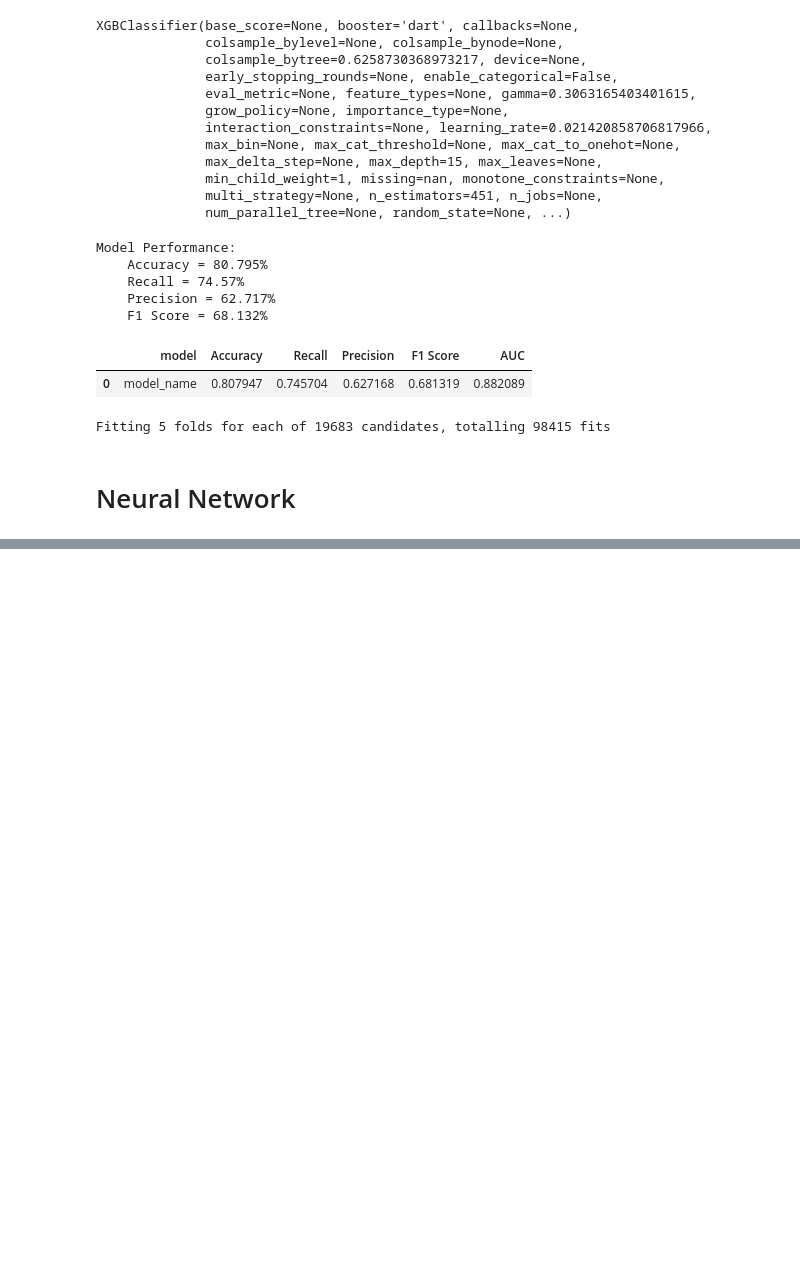
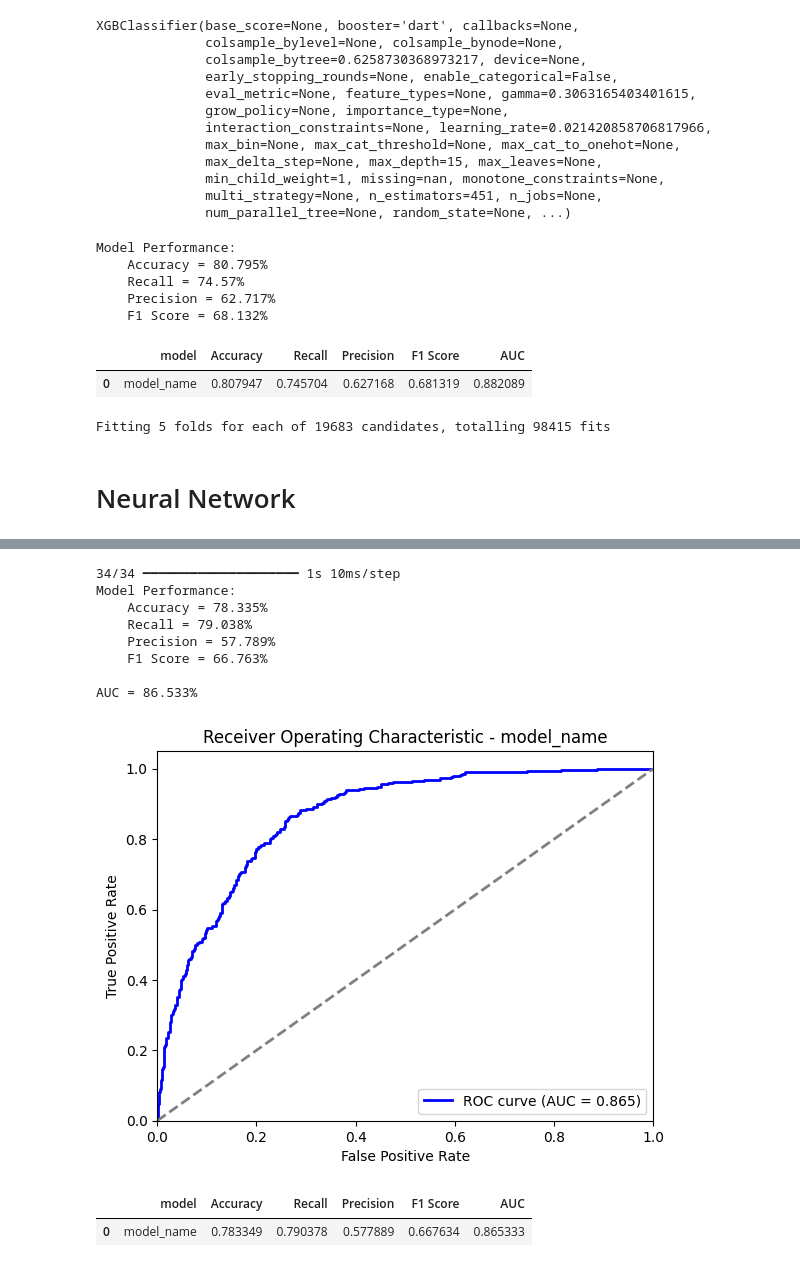
Before and after one commit to GrzegKrajewski/Masters_churn, a Jupyter notebook: code_masters_gk copy.ipynb, the cells around one changed output, grey strips where cells are left out. Saved outputs shown, nothing was run; the diff lists cells and outputs as text; code cells hidden in the pictures; blank space fills up the shorter version.

```diff
--- a/code_masters_gk copy.ipynb
+++ b/code_masters_gk copy.ipynb
@@ -1867,0 +1996,35 @@ Fitting 5 folds for each of 19683 candidates, totalling 98415 fits
+# %%
+model2 =Sequential([
+    # Input layer with 128 neurons, ReLU activation, and Batch Normalization
+    Dense(128, input_shape=(X_train_res_smote.shape[1],), activation='relu'),
+    BatchNormalization(),
+    Dropout(0.5),  # Dropout layer for regularization
+
+    # Hidden layer with 256 neurons, ReLU activation, and Batch Normalization
+    Dense(256, activation='relu'),
+    BatchNormalization(),
+    Dropout(0.5),
+
+    # Hidden layer with 128 neurons, ReLU activation, and Batch Normalization
+    Dense(128, activation='relu'),
+    BatchNormalization(),
+    Dropout(0.5),
+
+    # Hidden layer with 64 neurons, ReLU activation, and Batch Normalization
+    Dense(64, activation='relu'),
+    BatchNormalization(),
+    Dropout(0.5),
+
+    # Output layer with 1 neuron and sigmoid activation (for binary classification)
+    Dense(1, activation='sigmoid')
+])
+# %%
+model2.compile(optimizer=Adam(learning_rate=0.001),
+              loss='binary_crossentropy',  # Use 'sparse_categorical_crossentropy' for multi-class
+              metrics=['auc'])
+
+# Step 3: Train the model
+history2 = model2.fit(X_train_res_smote, y_train_res_smote, epochs=30, batch_size=128, validation_split=0.2)
+
+# Step 4: Evaluate the model on the test data
+test_loss2, test_accuracy2 = model2.evaluate(X_test_scaled, y_test)
@@ -1867,0 +2049,14 @@ Fitting 5 folds for each of 19683 candidates, totalling 98415 fits
+# %%
+evaluate_neural(model2.predict(X_test_scaled),y_test,ret_df=True,plot_roc=True)
+# %% [output]
+34/34 ━━━━━━━━━━━━━━━━━━━━ 1s 10ms/step
+Model Performance:
+    Accuracy = 78.335%
+    Recall = 79.038%
+    Precision = 57.789%
+    F1 Score = 66.763%
+
+AUC = 86.533%
+[figure, added]
+|  | model | Accuracy | Recall | Precision | F1 Score | AUC |
+| 0 | model_name | 0.783349 | 0.790378 | 0.577889 | 0.667634 | 0.865333 |
```
Also changed, not shown: parts of 17 cells of this notebook.
